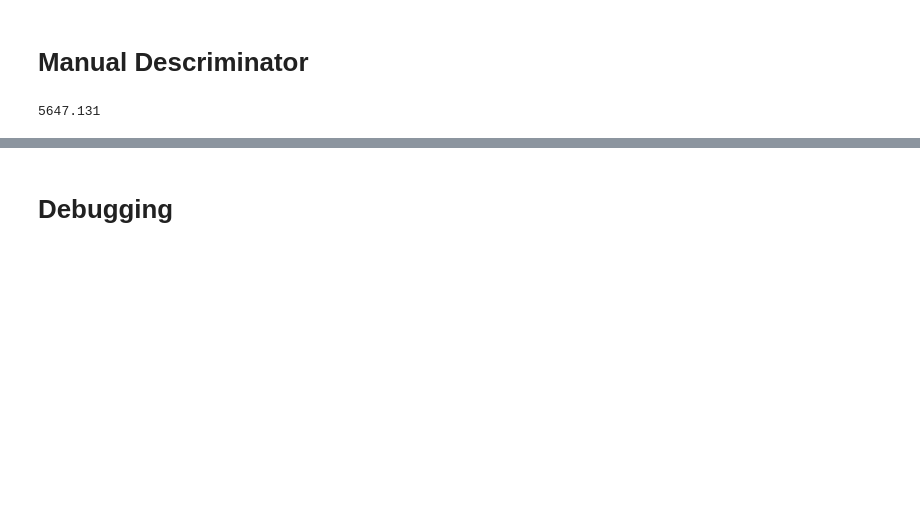
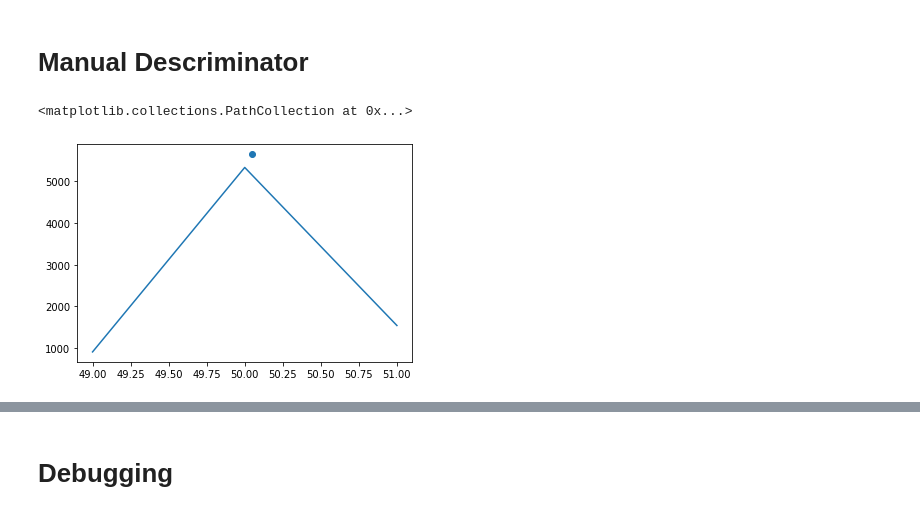
Before and after one commit to EdmondLeahy/InterferenceGeolocation, a Jupyter notebook: ManualParsing.ipynb, the cells around one changed output, grey strips where cells are left out. Drawn from its saved outputs; the diff is of its cells as text; code cells hidden in the pictures; blank space fills up the shorter version.

Commit message:
Adding descriminator

```diff
--- a/ManualParsing.ipynb
+++ b/ManualParsing.ipynb
@@ -102,18 +102,45 @@ sample_spacing
 24.982704833333333
 # %% [markdown]
 # Manual Descriminator
+# %%
+def apply_descriminator(early, prompt, late, ts=1):
+
+    middle = prompt
+    if early[1] > late[1]:
+        swap = True
+        first = late
+        last = early
+    else:
+        swap = False
+        first = early
+        last = late
+
+
+    m = (middle[1] - first[1]) / (ts)
+    tos = (ts * (last[1] - first[1])) / (2 * (middle[1] - first[1]))
+
+
+    y = m * tos + prompt[1]
+
+    tos = -1*tos if swap else tos
+    x = middle[0] + tos
+    return x,y
 # %%
 early = (49,908.454)
 prompt = (50, 5330.523)
 late = (51,1541.67)
-Ts = 1
-tos = 0.0716
-m = (prompt[1]-early[1])/(prompt[0]-early[0])
+# Ts = 1
+# tos = 0.0716
+# m = (prompt[1]-early[1])/(prompt[0]-early[0])
+# tos = (Ts*(late[1]-early[1]))/(2*(prompt[1]-early[1]))
+# y = m*(tos) + prompt[1]
+# x = prompt[0] + tos
+x, y = apply_descriminator(early, prompt, late)
-# %%
-tos = (Ts*(late[1]-early[1]))/(2*(prompt[1]-early[1]))
-# %%
-y = m*(tos) + prompt[1]
-# %%
-y
-# %% [output]
-5647.131
+# %%
+plt.figure()
+# plt.plot([early[1], prompt[1], late[1]])
+plt.plot([early[0], prompt[0], late[0]],[early[1], prompt[1], late[1]])
+plt.scatter(prompt[0]+tos,y)
+# %% [output]
+<matplotlib.collections.PathCollection at 0x...>
+[figure, added]
```
Also changed, not shown: parts of 2 cells of this notebook, 3 other files.
